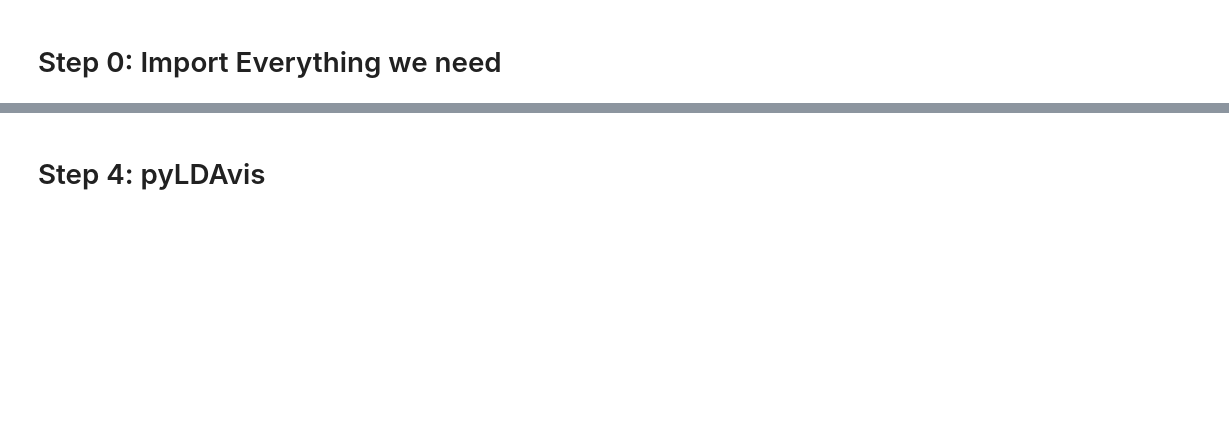
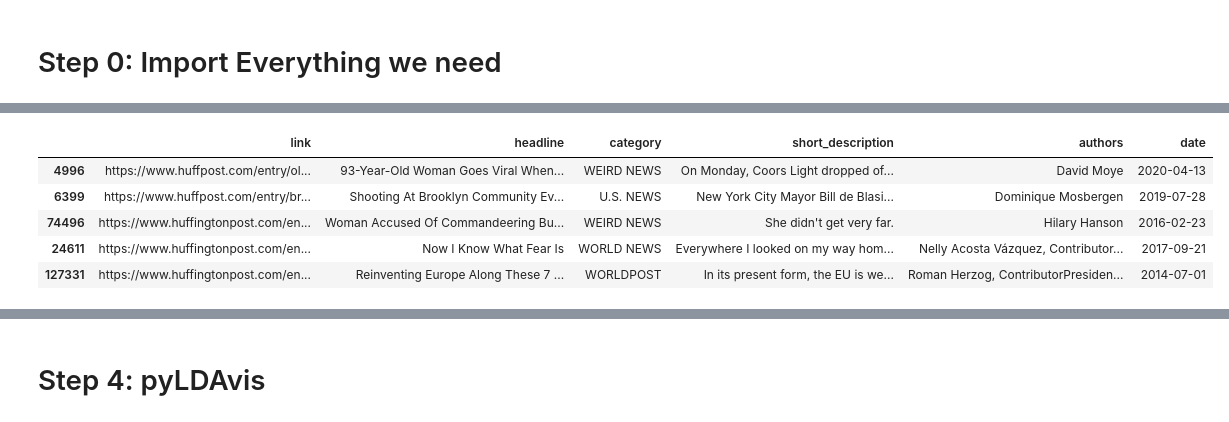
Before and after one commit to NiklasElsaesser/bug-free-fishstick, a Jupyter notebook: Simple_LDA.ipynb, the cells around one changed output, grey strips where cells are left out. Saved outputs shown, nothing was run; the diff lists cells and outputs as text; code cells hidden in the pictures; blank space fills up the shorter version.

```diff
--- a/Simple_LDA.ipynb
+++ b/Simple_LDA.ipynb
@@ -62,5 +43,4 @@ with open(dataset_path, 'r') as file:
 df = pd.DataFrame(news_data)
 # %%
 #code necessary when running locally
-#df = pd.read_json("News_Category_Dataset_v3.json", lines=True)
-#df.head()
+df = pd.read_json("News_Category_Dataset_v3.json", lines=True)
@@ -66,0 +77,11 @@ df = pd.DataFrame(news_data)
+# %%
+bad_sample_df = df[df["category"].isin(["U.S. NEWS", "WORLD NEWS", "WEIRD NEWS", "THE WORLDPOST", "WORLDPOST"])]
+# %%
+bad_sample_df.sample(5, random_state=0)
+# %% [output]
+|  | link | headline | category | short_description | authors | date |
+| 4996 | https://www.huffpost.com/entry/ol... | 93-Year-Old Woman Goes Viral When... | WEIRD NEWS | On Monday, Coors Light dropped of... | David Moye | 2020-04-13 |
+| 6399 | https://www.huffpost.com/entry/br... | Shooting At Brooklyn Community Ev... | U.S. NEWS | New York City Mayor Bill de Blasi... | Dominique Mosbergen | 2019-07-28 |
+| 74496 | https://www.huffingtonpost.com/en... | Woman Accused Of Commandeering Bu... | WEIRD NEWS | She didn't get very far. | Hilary Hanson | 2016-02-23 |
+| 24611 | https://www.huffingtonpost.com/en... | Now I Know What Fear Is | WORLD NEWS | Everywhere I looked on my way hom... | Nelly Acosta Vázquez, Contributor... | 2017-09-21 |
+| 127331 | https://www.huffingtonpost.com/en... | Reinventing Europe Along These 7 ... | WORLDPOST | In its present form, the EU is we... | Roman Herzog, ContributorPresiden... | 2014-07-01 |
```
Also changed, not shown: parts of 23 cells of this notebook.
